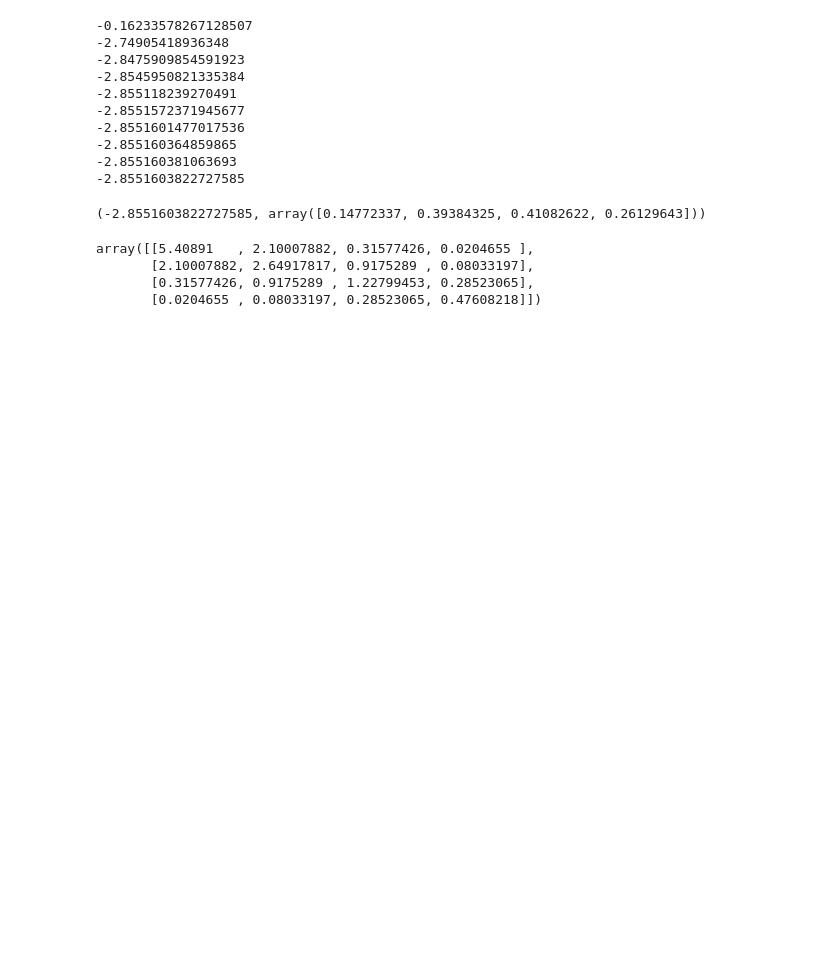
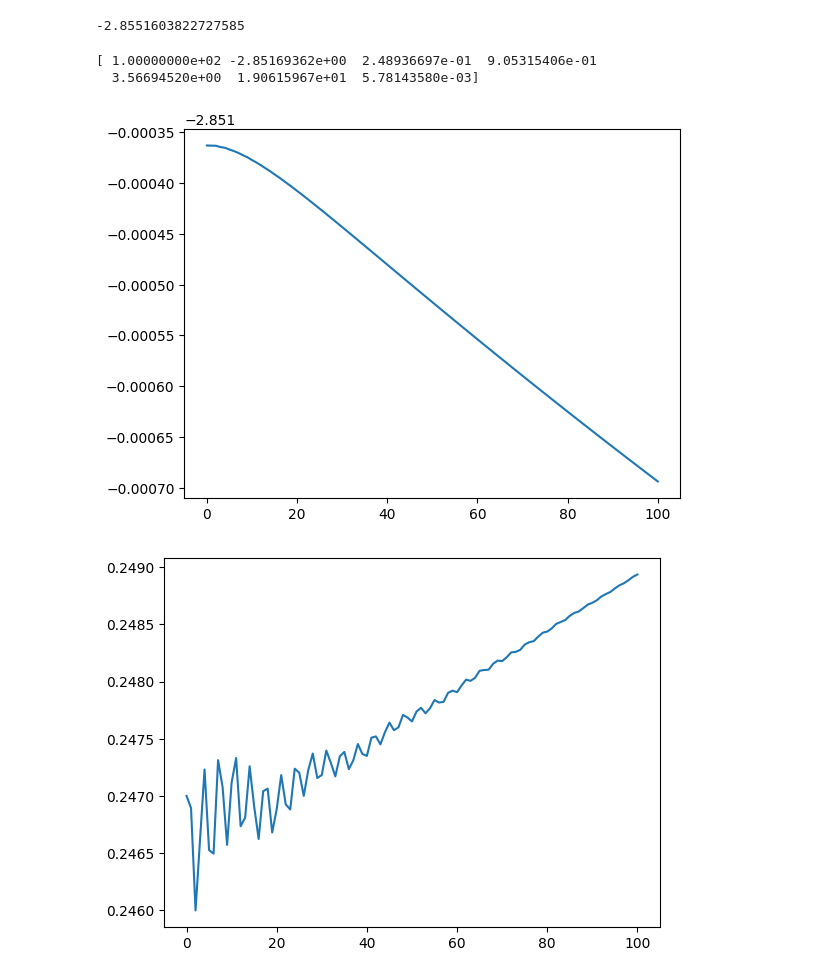
Before and after one commit to Blu3P34/Computational-Physics, a Jupyter notebook: The Hartree-Fock method/Helium - 4 basis.ipynb, the cells around one changed output. Saved outputs shown, nothing was run; the diff lists cells and outputs as text; code cells hidden in the pictures; blank space fills up the shorter version.

```diff
--- a/The Hartree-Fock method/Helium - 4 basis.ipynb
+++ b/The Hartree-Fock method/Helium - 4 basis.ipynb
@@ -99,33 +99,23 @@ def Helium(a0,a1,a2,a3,C) :
     return eigenenergy, eigenvector, total_energy
 # %%
 def SCF(a0,a1,a2,a3) :
-    n = 20
+    n = 10
     C = np.array([1,1,1,1])
     for ele in range(n) :
         total_energy = Helium(a0,a1,a2,a3,C)[2]
-        C = Helium(0.298073, 1.242567, 5.782948, 38.474970,C)[1]
-        print(total_energy)
-    return total_energy, C
+        C = Helium(a0,a1,a2,a3,C)[1]
+        #print(total_energy)
+    return total_energy
 
-SCF(10)
+SCF(0.298073, 1.242567, 5.782948, 38.474970)
 # %% [output]
--0.16233578267128507
--2.74905418936348
--2.8475909854591923
--2.8545950821335384
--2.855118239270491
--2.8551572371945677
--2.8551601477017536
--2.855160364859865
--2.855160381063693
 -2.8551603822727585
-(-2.8551603822727585, array([0.14772337, 0.39384325, 0.41082622, 0.26129643]))
 # %%
 def MGD(a0,a1,a2,a3,step_size,limit) :
-    gradient = np.array([[Hydrogen(a0+0.00001,a1,a2,a3,0) - Hydrogen(a0,a1,a2,a3,0)], [Hydrogen(a0,a1+0.00001,a2,a3,0) - Hydrogen(a0,a1,a2,a3,0)], [Hydrogen(a0,a1,a2+0.00001,a3,0) - Hydrogen(a0,a1,a2,a3,0)], [Hydrogen(a0,a1,a2,a3+0.00001,0) - Hydrogen(a0,a1,a2,a3,0)]])/0.00001
+    gradient = np.array([[SCF(a0+0.00001,a1,a2,a3) - SCF(a0,a1,a2,a3)], [SCF(a0,a1+0.00001,a2,a3) - SCF(a0,a1,a2,a3)], [SCF(a0,a1,a2+0.00001,a3) - SCF(a0,a1,a2,a3)], [SCF(a0,a1,a2,a3+0.00001) - SCF(a0,a1,a2,a3)]])/0.00001
     v = np.zeros((4,1))
     i = 0
-    data = np.array([[i],[Hydrogen(a0,a1,a2,a3,0)],[a0],[a1],[a2],[a3],[np.linalg.norm(gradient)]])
+    data = np.array([[i],[SCF(a0,a1,a2,a3)],[a0],[a1],[a2],[a3],[np.linalg.norm(gradient)]])
     while i < limit and np.linalg.norm(gradient) > 0.000001:
         v = step_size*gradient + 0.9*v
         a0 = a0 - v[0,0]
@@ -133,11 +123,17 @@ def MGD(a0,a1,a2,a3,step_size,limit) :
         a2 = a2 - v[2,0]
         a3 = a3 - v[3,0]
         i += 1
-        gradient = np.array([[Hydrogen(a0+0.00001,a1,a2,a3,0) - Hydrogen(a0,a1,a2,a3,0)], [Hydrogen(a0,a1+0.00001,a2,a3,0) - Hydrogen(a0,a1,a2,a3,0)], [Hydrogen(a0,a1,a2+0.00001,a3,0) - Hydrogen(a0,a1,a2,a3,0)], [Hydrogen(a0,a1,a2,a3+0.00001,0) - Hydrogen(a0,a1,a2,a3,0)]])/0.000001
-        data = np.append(data,[[i],[Hydrogen(a0,a1,a2,a3,0)],[a0],[a1],[a2],[a3],[np.linalg.norm(gradient)]], axis = 1)
+        gradient = np.array([[SCF(a0+0.00001,a1,a2,a3) - SCF(a0,a1,a2,a3)], [SCF(a0,a1+0.00001,a2,a3) - SCF(a0,a1,a2,a3)], [SCF(a0,a1,a2+0.00001,a3) - SCF(a0,a1,a2,a3)], [SCF(a0,a1,a2,a3+0.00001) - SCF(a0,a1,a2,a3)]])/0.000001
+        data = np.append(data,[[i],[SCF(a0,a1,a2,a3)],[a0],[a1],[a2],[a3],[np.linalg.norm(gradient)]], axis = 1)
     return data
-# %% [output]
-array([[5.40891   , 2.10007882, 0.31577426, 0.0204655 ],
-       [2.10007882, 2.64917817, 0.9175289 , 0.08033197],
-       [0.31577426, 0.9175289 , 1.22799453, 0.28523065],
-       [0.0204655 , 0.08033197, 0.28523065, 0.47608218]])
+# %%
+test = MGD(0.247,0.891,3.49,18.52,0.1,100)
+for ele in range(1,7) :
+    plt.figure(ele)
+    plt.plot(test[0,:],test[ele,:])
+print(test[:,-1])
+# %% [output]
+[ 1.00000000e+02 -2.85169362e+00  2.48936697e-01  9.05315406e-01
+  3.56694520e+00  1.90615967e+01  5.78143580e-03]
+[figure, added]
+[figure, added]
```
Also changed, not shown: parts of 1 cell of this notebook.
